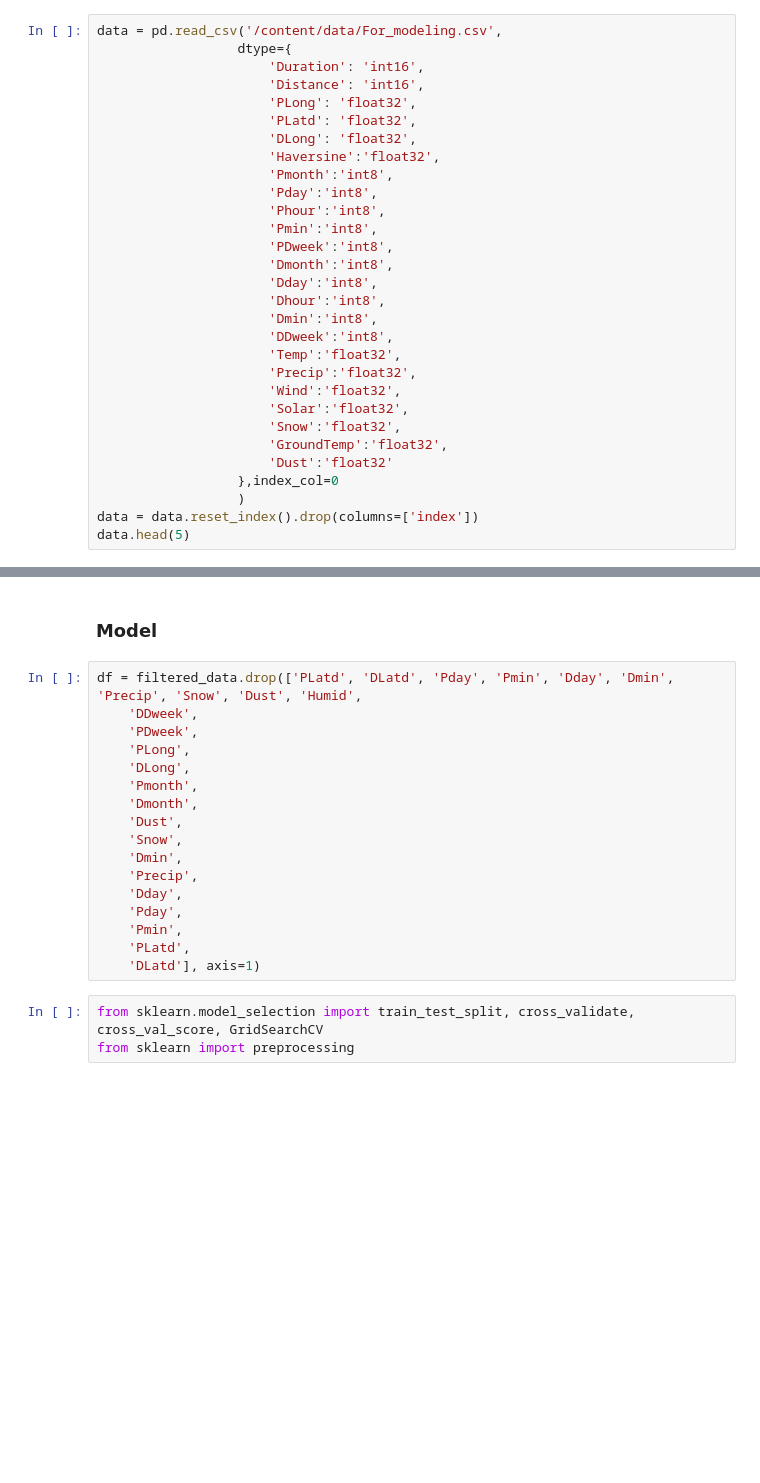
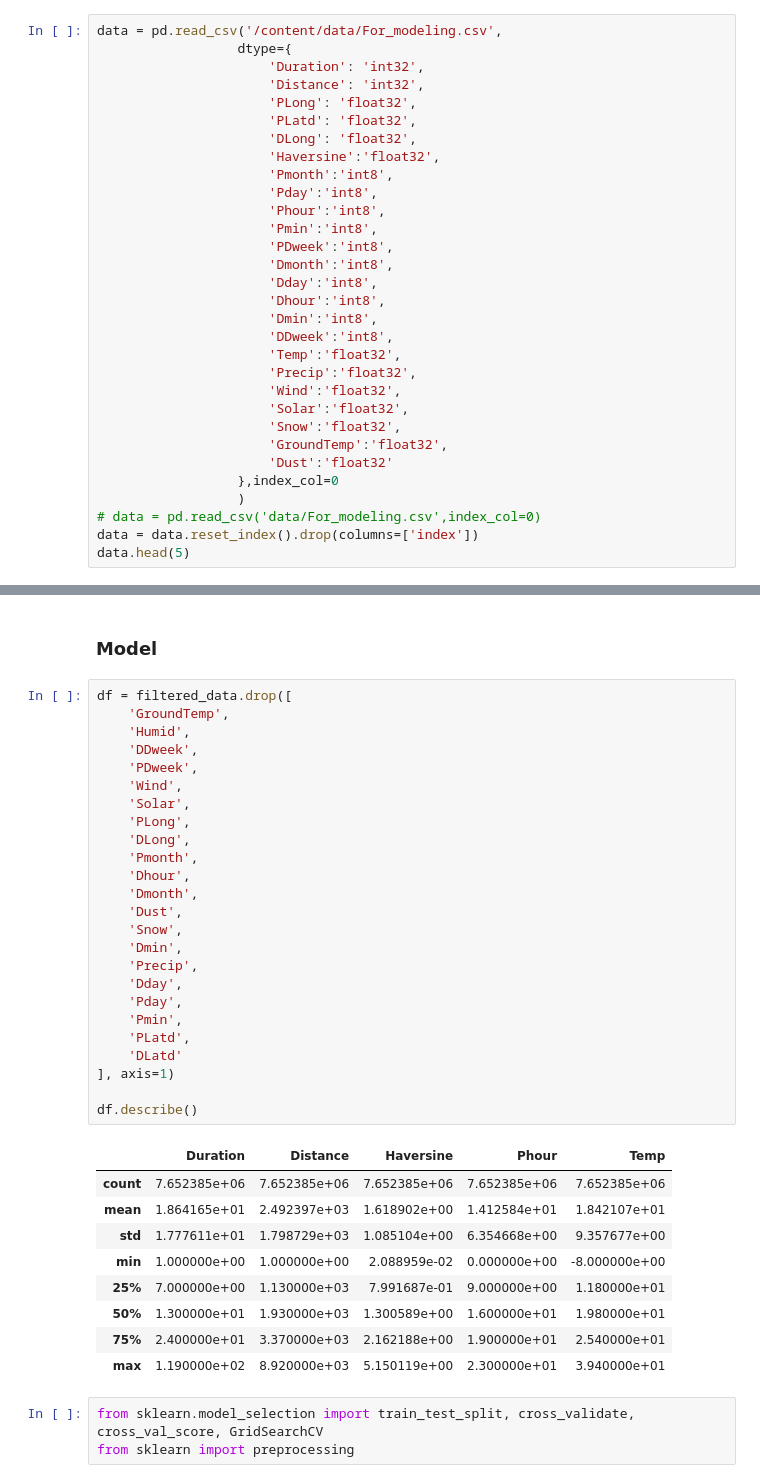
Before and after one commit to dp2292/CP01-Data-Alchemists, a Jupyter notebook: CP01_Data_Alchemists.ipynb, the cells around one changed output, grey strips where cells are left out. Cells and saved outputs as stored; diff of their text form; blank space fills up the shorter version.

```diff
--- a/CP01_Data_Alchemists.ipynb
+++ b/CP01_Data_Alchemists.ipynb
@@ -25,8 +25,8 @@ import seaborn as sns
 # %%
 data = pd.read_csv('/content/data/For_modeling.csv',
                   dtype={
-                      'Duration': 'int16',
-                      'Distance': 'int16',
+                      'Duration': 'int32',
+                      'Distance': 'int32',
                       'PLong': 'float32',
                       'PLatd': 'float32',
                       'DLong': 'float32',
@@ -50,6 +50,7 @@ data = pd.read_csv('/content/data/For_modeling.csv',
                       'Dust':'float32'
                   },index_col=0
                   )
+# data = pd.read_csv('data/For_modeling.csv',index_col=0)
 data = data.reset_index().drop(columns=['index'])
 data.head(5)
 # %% [output]
@@ -403,22 +425,40 @@ Positive correlation between columns 'Solar' and 'GroundTemp': 0.62
 # %% [markdown]
 ### Model
 # %%
-df = filtered_data.drop(['PLatd', 'DLatd', 'Pday', 'Pmin', 'Dday', 'Dmin', 'Precip', 'Snow', 'Dust', 'Humid',
+df = filtered_data.drop([
+    'GroundTemp',
+    'Humid',
     'DDweek',
     'PDweek',
+    'Wind',
+    'Solar',
     'PLong',
     'DLong',
     'Pmonth',
+    'Dhour',
     'Dmonth',
     'Dust',
     'Snow',
     'Dmin',
     'Precip',
     'Dday',
     'Pday',
     'Pmin',
     'PLatd',
-    'DLatd'], axis=1)
+    'DLatd'
+], axis=1)
+
+df.describe()
+# %% [output]
+|  | Duration | Distance | Haversine | Phour | Temp |
+| count | 7.652385e+06 | 7.652385e+06 | 7.652385e+06 | 7.652385e+06 | 7.652385e+06 |
+| mean | 1.864165e+01 | 2.492397e+03 | 1.618902e+00 | 1.412584e+01 | 1.842107e+01 |
+| std | 1.777611e+01 | 1.798729e+03 | 1.085104e+00 | 6.354668e+00 | 9.357677e+00 |
+| min | 1.000000e+00 | 1.000000e+00 | 2.088959e-02 | 0.000000e+00 | -8.000000e+00 |
+| 25% | 7.000000e+00 | 1.130000e+03 | 7.991687e-01 | 9.000000e+00 | 1.180000e+01 |
+| 50% | 1.300000e+01 | 1.930000e+03 | 1.300589e+00 | 1.600000e+01 | 1.980000e+01 |
+| 75% | 2.400000e+01 | 3.370000e+03 | 2.162188e+00 | 1.900000e+01 | 2.540000e+01 |
+| max | 1.190000e+02 | 8.920000e+03 | 5.150119e+00 | 2.300000e+01 | 3.940000e+01 |
 # %%
 from sklearn.model_selection import train_test_split, cross_validate, cross_val_score, GridSearchCV
 from sklearn import preprocessing
```
Also changed, not shown: parts of 12 cells of this notebook.
